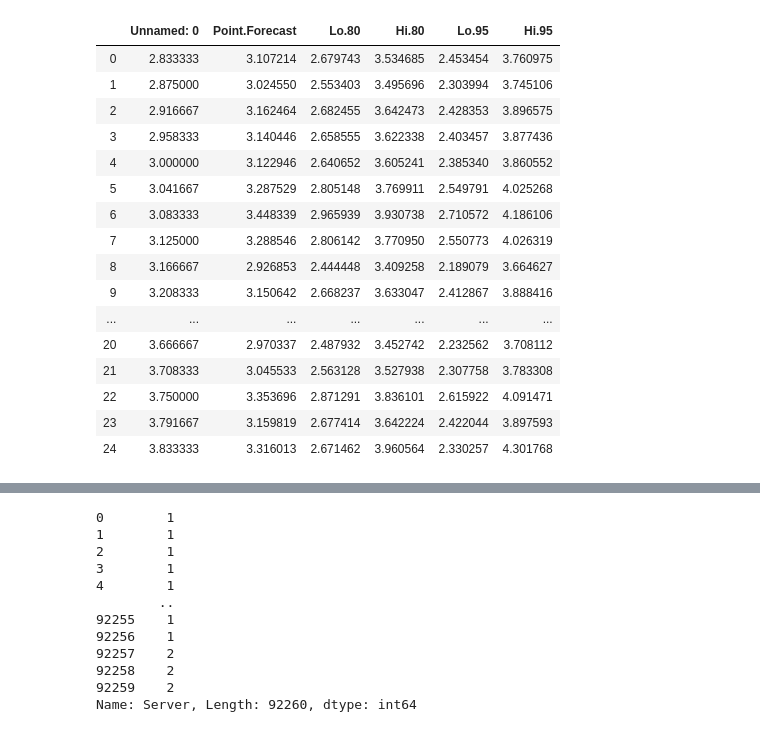
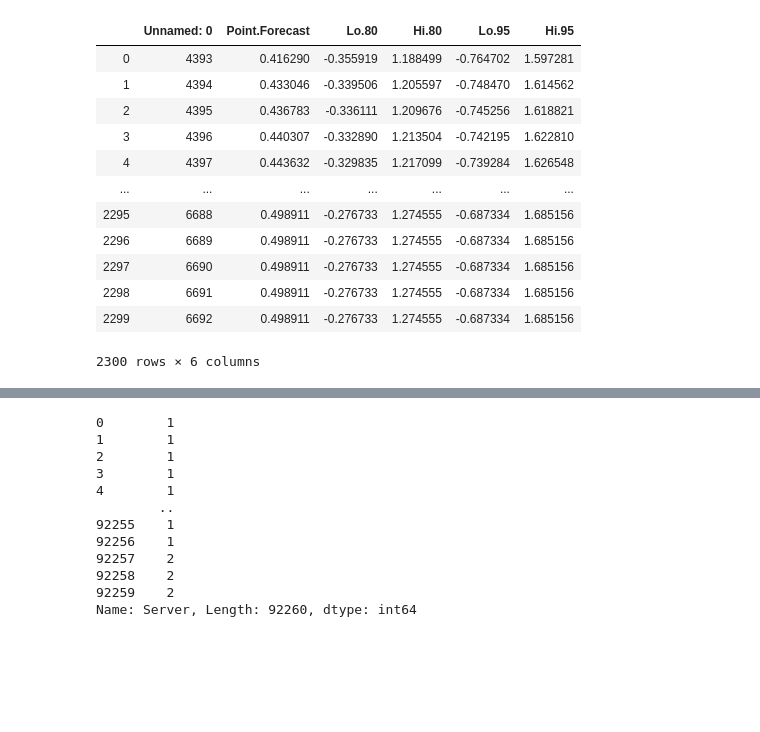
Before and after one commit to valet-tool/valet-tool, a Jupyter notebook: ArimaScripts/arima3short.ipynb, the cells around one changed output, grey strips where cells are left out. Cells and saved outputs as stored; diff of their text form; code cells hidden in the pictures; blank space fills up the shorter version.

```diff
--- a/ArimaScripts/arima3short.ipynb
+++ b/ArimaScripts/arima3short.ipynb
@@ -23,23 +23,19 @@ listt5pc = pd.read_csv("c:/MachineLearningWork/t5pC.csv")
 #lists8t1pl = pd.read_csv("c:/MachineLearningWork/s8t1pL.csv")
 #lists8t1pc = pd.read_csv("c:/MachineLearningWork/s8t1pC.csv")
 list = pd.read_csv("c:/MachineLearningWork/tva_output.csv")
-# %%
-lists3t1pc
-# %% [output]
-|  | Unnamed: 0 | Point.Forecast | Lo.80 | Hi.80 | Lo.95 | Hi.95 |
-| 0 | 2.833333 | 3.107214 | 2.679743 | 3.534685 | 2.453454 | 3.760975 |
-| 1 | 2.875000 | 3.024550 | 2.553403 | 3.495696 | 2.303994 | 3.745106 |
-| 2 | 2.916667 | 3.162464 | 2.682455 | 3.642473 | 2.428353 | 3.896575 |
-| 3 | 2.958333 | 3.140446 | 2.658555 | 3.622338 | 2.403457 | 3.877436 |
-| 4 | 3.000000 | 3.122946 | 2.640652 | 3.605241 | 2.385340 | 3.860552 |
-| 5 | 3.041667 | 3.287529 | 2.805148 | 3.769911 | 2.549791 | 4.025268 |
-| 6 | 3.083333 | 3.448339 | 2.965939 | 3.930738 | 2.710572 | 4.186106 |
-| 7 | 3.125000 | 3.288546 | 2.806142 | 3.770950 | 2.550773 | 4.026319 |
-| 8 | 3.166667 | 2.926853 | 2.444448 | 3.409258 | 2.189079 | 3.664627 |
-| 9 | 3.208333 | 3.150642 | 2.668237 | 3.633047 | 2.412867 | 3.888416 |
-| ... | ... | ... | ... | ... | ... | ... |
-| 20 | 3.666667 | 2.970337 | 2.487932 | 3.452742 | 2.232562 | 3.708112 |
-| 21 | 3.708333 | 3.045533 | 2.563128 | 3.527938 | 2.307758 | 3.783308 |
-| 22 | 3.750000 | 3.353696 | 2.871291 | 3.836101 | 2.615922 | 4.091471 |
-| 23 | 3.791667 | 3.159819 | 2.677414 | 3.642224 | 2.422044 | 3.897593 |
-| 24 | 3.833333 | 3.316013 | 2.671462 | 3.960564 | 2.330257 | 4.301768 |
+# %%
+listt4pl
+# %% [output]
+|  | Unnamed: 0 | Point.Forecast | Lo.80 | Hi.80 | Lo.95 | Hi.95 |
+| 0 | 4393 | 0.416290 | -0.355919 | 1.188499 | -0.764702 | 1.597281 |
+| 1 | 4394 | 0.433046 | -0.339506 | 1.205597 | -0.748470 | 1.614562 |
+| 2 | 4395 | 0.436783 | -0.336111 | 1.209676 | -0.745256 | 1.618821 |
+| 3 | 4396 | 0.440307 | -0.332890 | 1.213504 | -0.742195 | 1.622810 |
+| 4 | 4397 | 0.443632 | -0.329835 | 1.217099 | -0.739284 | 1.626548 |
+| ... | ... | ... | ... | ... | ... | ... |
+| 2295 | 6688 | 0.498911 | -0.276733 | 1.274555 | -0.687334 | 1.685156 |
+| 2296 | 6689 | 0.498911 | -0.276733 | 1.274555 | -0.687334 | 1.685156 |
+| 2297 | 6690 | 0.498911 | -0.276733 | 1.274555 | -0.687334 | 1.685156 |
+| 2298 | 6691 | 0.498911 | -0.276733 | 1.274555 | -0.687334 | 1.685156 |
+| 2299 | 6692 | 0.498911 | -0.276733 | 1.274555 | -0.687334 | 1.685156 |
+2300 rows × 6 columns
```
Also changed, not shown: parts of 6 cells of this notebook, 3 other files.
